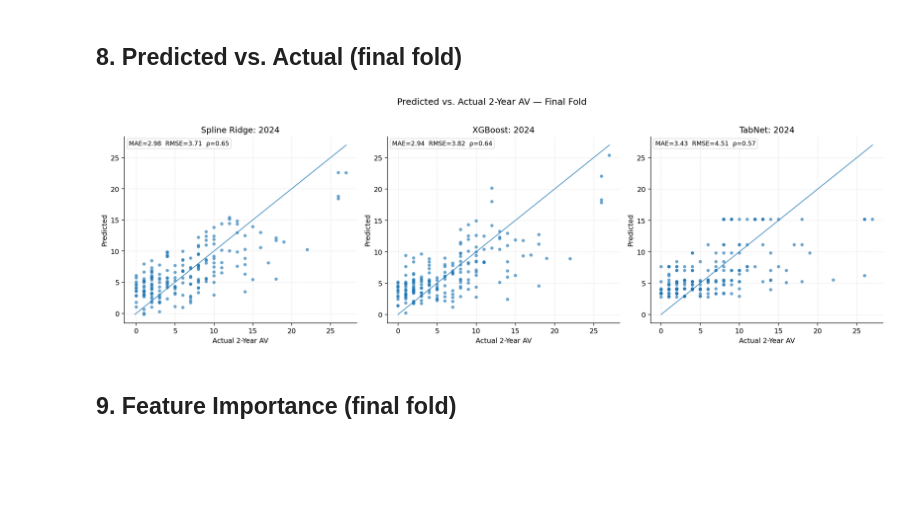
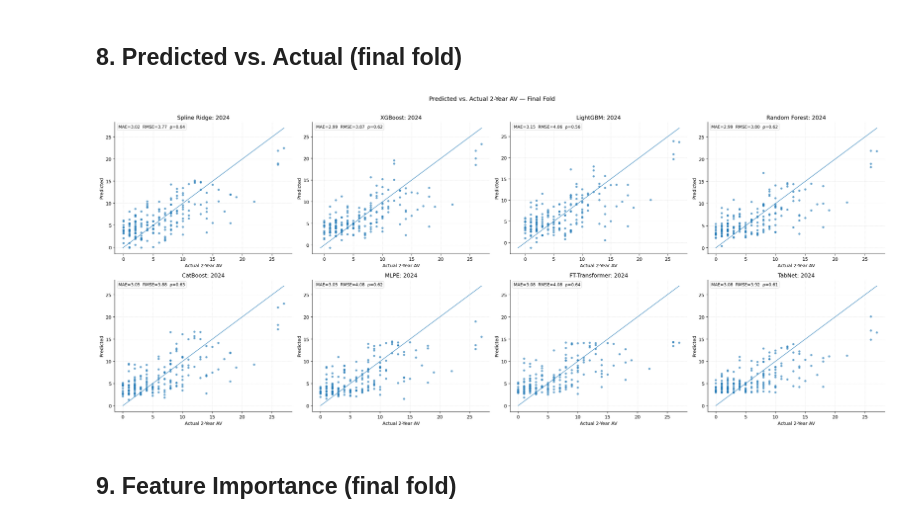
Before and after one commit to arnavk377/DraftSight, a Jupyter notebook: src/model_v3/modeling.ipynb, the cells around one changed output. Drawn from its saved outputs; the diff is of its cells as text; code cells hidden in the pictures; blank space fills up the shorter version.

Commit message:
exploring other methods: look at random forests and the other deep learning methods

```diff
--- a/src/model_v3/modeling.ipynb
+++ b/src/model_v3/modeling.ipynb
@@ -331,6 +376,29 @@ def build_tree_preprocessor(df_train):
     return ColumnTransformer(transformers, remainder='drop'), num_cols, cat_cols
 
 
+def build_embed_data(df_tr, df_te):
+    """Prepare separate numeric + ordinal-encoded categorical arrays for embedding models."""
+    num_cols = [c for c in NUM_COLS if c in df_tr.columns]
+    cat_cols = [c for c in CAT_COLS if c in df_tr.columns]
+
+    num_imp  = SimpleImputer(strategy='median')
+    X_num_tr = num_imp.fit_transform(df_tr[num_cols]).astype(np.float32)
+    X_num_te = num_imp.transform(df_te[num_cols]).astype(np.float32)
+
+    cat_tr = df_tr[cat_cols].fillna('__nan__').astype(str)
+    cat_te = df_te[cat_cols].fillna('__nan__').astype(str)
+    enc = OrdinalEncoder(handle_unknown='use_encoded_value', unknown_value=-1, dtype=np.int64)
+    X_cat_tr = enc.fit_transform(cat_tr)
+    X_cat_te = enc.transform(cat_te)
+
+    cardinalities = [len(cats) + 1 for cats in enc.categories_]  # +1 for unknown slot
+    for j in range(X_cat_tr.shape[1]):
+        X_cat_tr[X_cat_tr[:, j] == -1, j] = cardinalities[j] - 1
+        X_cat_te[X_cat_te[:, j] == -1, j] = cardinalities[j] - 1
+
+    return X_num_tr, X_num_te, X_cat_tr, X_cat_te, cardinalities
+
+
 def get_feature_names(pre, num_cols, cat_cols):
     names = list(num_cols)
     if cat_cols and 'cat' in pre.named_transformers_:
@@ -573,29 +771,34 @@ plt.show()
 # %%
 def plot_pred_vs_actual(y_true, y_pred, title, ax=None):
     mae, rmse, sp = eval_metrics(y_true, y_pred)
     if ax is None:
         fig, ax = plt.subplots(figsize=(6, 5), dpi=140)
     ax.scatter(y_true, y_pred, s=22, alpha=0.65, edgecolor='none')
     lo, hi = min(y_true.min(), y_pred.min()), max(y_true.max(), y_pred.max())
     ax.plot([lo, hi], [lo, hi], lw=1.2, alpha=0.8)
     ax.set_title(title, fontsize=12)
-    ax.set_xlabel(f'Actual 2-Year AV'); ax.set_ylabel('Predicted')
+    ax.set_xlabel('Actual 2-Year AV'); ax.set_ylabel('Predicted')
     ax.text(0.02, 0.98, f'MAE={mae:.2f}  RMSE={rmse:.2f}  ρ={sp:.2f}',
             transform=ax.transAxes, va='top', fontsize=9,
             bbox=dict(boxstyle='round,pad=0.3', fc='white', alpha=0.9, ec='0.85'))
     ax.grid(True, ls='--', lw=0.5, alpha=0.4); ax.set_axisbelow(True)
     for s in ['top','right']: ax.spines[s].set_visible(False)
 
-fig, axes = plt.subplots(1, 3, figsize=(16, 5), dpi=140)
-plot_pred_vs_actual(last['y_te'], last['pred_s'], f'Spline Ridge: {latest_year}', axes[0])
-plot_pred_vs_actual(last['y_te'], last['pred_x'], f'XGBoost: {latest_year}',      axes[1])
-plot_pred_vs_actual(last['y_te'], last['pred_t'], f'TabNet: {latest_year}',        axes[2])
-fig.suptitle('Predicted vs. Actual 2-Year AV — Final Fold', fontsize=13, y=1.02)
+fig, axes = plt.subplots(2, 4, figsize=(24, 10), dpi=140)
+plot_pred_vs_actual(last['y_te'], last['pred_s'],    f'Spline Ridge: {latest_year}',    axes[0, 0])
+plot_pred_vs_actual(last['y_te'], last['pred_x'],    f'XGBoost: {latest_year}',         axes[0, 1])
+plot_pred_vs_actual(last['y_te'], last['pred_lgbm'], f'LightGBM: {latest_year}',        axes[0, 2])
+plot_pred_vs_actual(last['y_te'], last['pred_rf'],   f'Random Forest: {latest_year}',   axes[0, 3])
+plot_pred_vs_actual(last['y_te'], last['pred_cb'],   f'CatBoost: {latest_year}',        axes[1, 0])
+plot_pred_vs_actual(last['y_te'], last['pred_mlpe'], f'MLPE: {latest_year}',            axes[1, 1])
+plot_pred_vs_actual(last['y_te'], last['pred_ftt'],  f'FT-Transformer: {latest_year}',  axes[1, 2])
+plot_pred_vs_actual(last['y_te'], last['pred_t'],    f'TabNet: {latest_year}',          axes[1, 3])
+fig.suptitle('Predicted vs. Actual 2-Year AV — Final Fold', fontsize=13, y=1.01)
 fig.tight_layout()
 fig.savefig(os.path.join(OUT_DIR, f'plot_pred_vs_actual_{latest_year}.png'), dpi=180)
 plt.show()
 # %% [output]
-[figure, old version]
+[figure, new version]
 # %% [markdown]
 ## 9. Feature Importance (final fold)
 # %%
```
Also changed, not shown: parts of 13 cells of this notebook, 16 other files.
